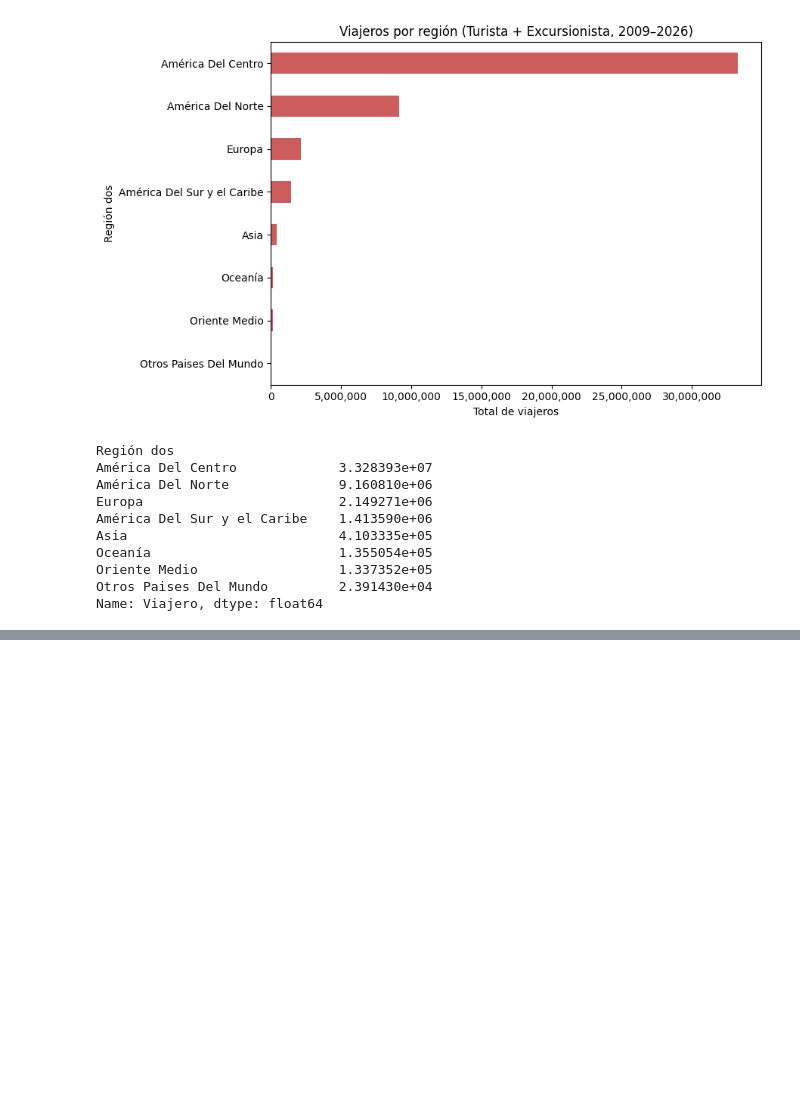
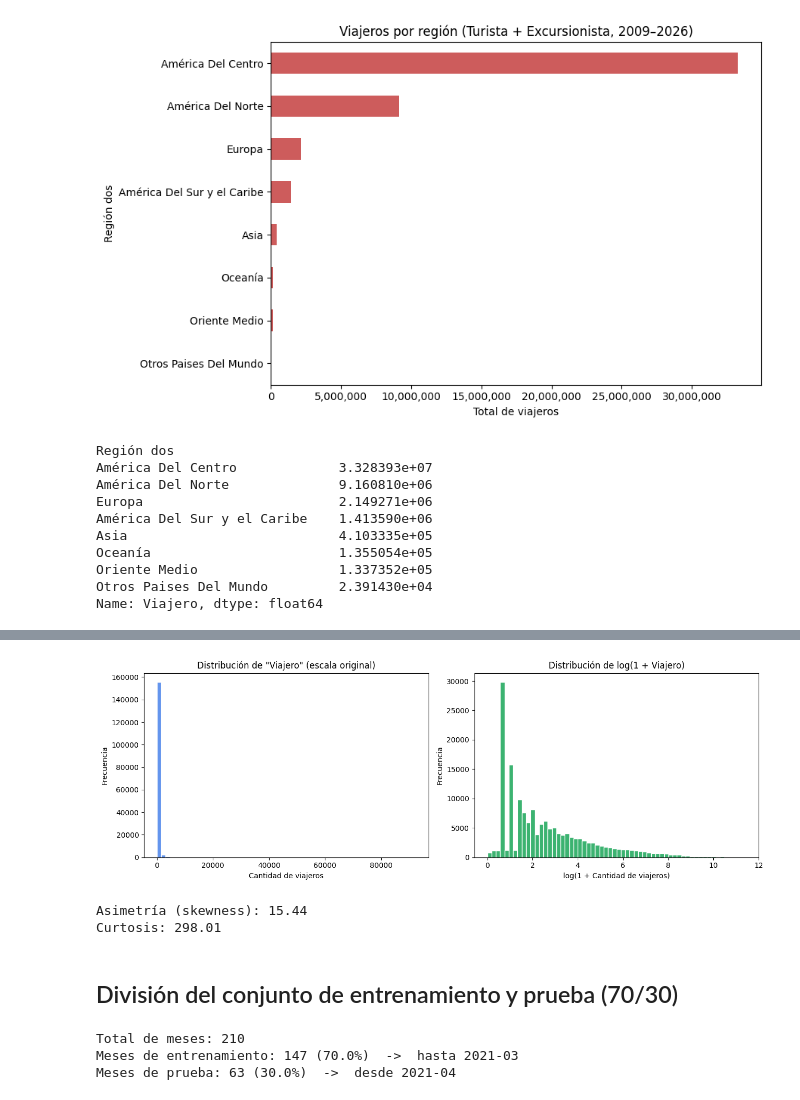
Before and after one commit to CamiR24/Lab1DS, a Jupyter notebook: AnalisisExploratorio.ipynb, the cells around one changed output, grey strips where cells are left out. Saved outputs shown, nothing was run; the diff lists cells and outputs as text; code cells hidden in the pictures; blank space fills up the shorter version.

```diff
--- a/AnalisisExploratorio.ipynb
+++ b/AnalisisExploratorio.ipynb
@@ -169,0 +309,38 @@ Name: Viajero, dtype: float64
+# %%
+fig, axes = plt.subplots(1, 2, figsize=(13, 4.5))
+
+axes[0].hist(df['Viajero'], bins=60, color='cornflowerblue', edgecolor='white')
+axes[0].set_title('Distribución de "Viajero" (escala original)')
+axes[0].set_xlabel('Cantidad de viajeros')
+axes[0].set_ylabel('Frecuencia')
+
+axes[1].hist(np.log1p(df['Viajero']), bins=60, color='mediumseagreen', edgecolor='white')
+axes[1].set_title('Distribución de log(1 + Viajero)')
+axes[1].set_xlabel('log(1 + Cantidad de viajeros)')
+axes[1].set_ylabel('Frecuencia')
+
+plt.tight_layout()
+plt.show()
+# %% [output]
+[figure, added]
+# %%
+print("Asimetría (skewness):", df['Viajero'].skew().round(2))
+print("Curtosis:", df['Viajero'].kurt().round(2))
+# %% [output]
+Asimetría (skewness): 15.44
+Curtosis: 298.01
+# %% [markdown]
+## División del conjunto de entrenamiento y prueba (70/30)
+# %%
+serie_mensual = mensual_turista_exc.sort_index()
+n_meses = len(serie_mensual)
+n_train = int(round(n_meses * 0.7))
+
+fecha_corte = serie_mensual.index[n_train - 1]
+print(f"Total de meses: {n_meses}")
+print(f"Meses de entrenamiento: {n_train} ({n_train/n_meses*100:.1f}%)  ->  hasta {fecha_corte.strftime('%Y-%m')}")
+print(f"Meses de prueba: {n_meses - n_train} ({(n_meses-n_train)/n_meses*100:.1f}%)  ->  desde {serie_mensual.index[n_train].strftime('%Y-%m')}")
+# %% [output]
+Total de meses: 210
+Meses de entrenamiento: 147 (70.0%)  ->  hasta 2021-03
+Meses de prueba: 63 (30.0%)  ->  desde 2021-04
```
Also changed, not shown: parts of 17 cells of this notebook, 2 other files.
